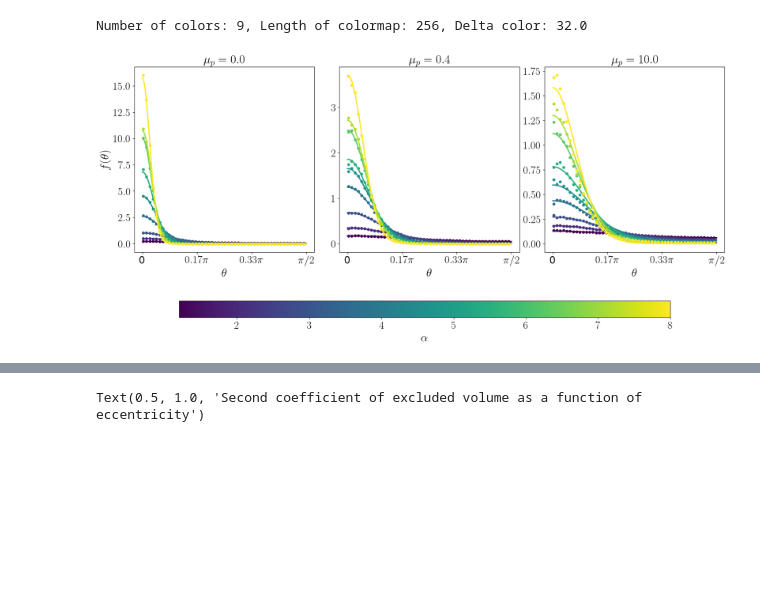
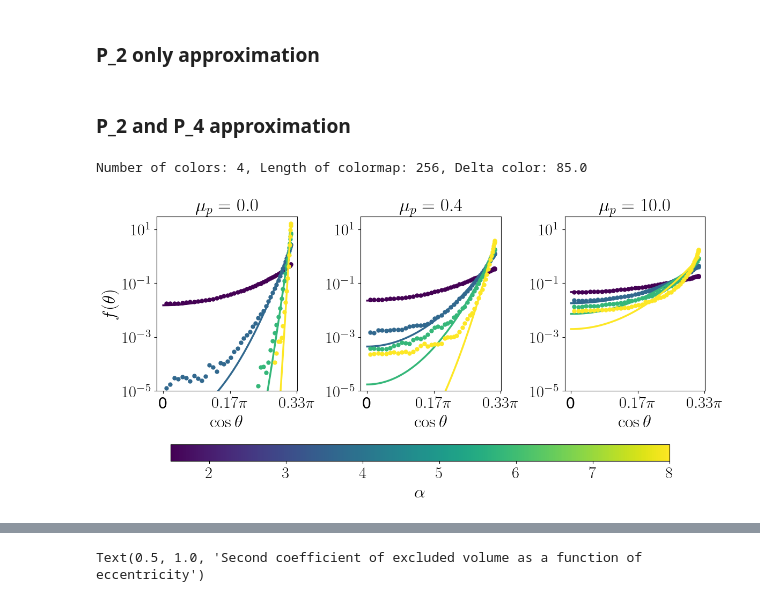
Before and after one commit to JBil8/Data_processing_orientations, a Jupyter notebook: maier_3d.ipynb, the cells around one changed output, grey strips where cells are left out. Cells and saved outputs as stored; diff of their text form; code cells hidden in the pictures; blank space fills up the shorter version.

```diff
--- a/maier_3d.ipynb
+++ b/maier_3d.ipynb
@@ -134,3 +152,5 @@ def pi_formatter(x, pos):
     elif np.isclose(frac, 1): return r"$\pi$"
     elif np.isclose(frac, 0.5): return r"$\pi/2$"
     else: return fr"${frac:.2f}\pi$"
+# %% [markdown]
+### P_2 only approximation
@@ -136,0 +279,2 @@ def pi_formatter(x, pos):
+# %% [markdown]
+### P_2 and P_4 approximation
@@ -137,17 +409,7 @@ def pi_formatter(x, pos):
 # %%
-aspect_ratios = np.array([1.2, 1.5, 2.0, 3.0, 4.0, 5.0, 6.0, 7.0, 8.0])
+aspect_ratios = np.array([1.5, 3.0, 5.0, 8.0])
 
-# aspect_ratios = np.array([3.0, 5.0])
-
-
-directory = "output_data_hertz"
-# cof = 0.0
-# I = 0.1
-# (bin_centers, pdf_data, nematic_parameter, biaxiality, theta_d, U_fitted,
-#   phi, phi_fluctuations, D_r, shear_rate, rsme,
-#     n1_diff, n2_diff, p_yy, p_xy, S2_tensor, S4_tensor,
-#     strains, S2_over_time, times, oacf) = read_pdf_theta(directory, cof, I, aspect_ratios)
-
+directory = "output_data_hertz_polydisperse"
 
 thetas = np.linspace(0, np.pi / 2, 200)
 cmap = plt.cm.viridis
@@ -161,7 +423,7 @@ colors = [cmap(i*int(delta_color)) for i in range(num_colors)]
 I=0.1
 cofs = [0.0, 0.4, 10.0]
 num_cofs = len(cofs)
-fig, axes = plt.subplots(1, num_cofs, figsize=(6 * num_cofs, 6))#, sharey=True)
+fig, axes = plt.subplots(1, num_cofs, figsize=(4 * num_cofs, 4))#, sharey=True)
 
 if num_cofs == 1:
     axes = [axes]
@@ -173,6 +435,10 @@ plt.rc('xtick', labelsize=12)    # fontsize of the tick labels
 plt.rc('ytick', labelsize=12)    # fontsize of the tick labels
 plt.rc('legend', fontsize=14)    # legend fontsize
 plt.rc('figure', titlesize=18)   # fontsize of the figure title
+
+Us_self_consistents = np.zeros((len(cofs), 1, len(aspect_ratios)))
+rmse_self_consistents = np.zeros((len(cofs), 1, len(aspect_ratios)))
+
 for ax, cof in zip(axes, cofs):
     # Read data for the current coefficient of friction
     (bin_centers, pdf_data, nematic_parameter, biaxiality,
@@ -180,42 +446,54 @@ for ax, cof in zip(axes, cofs):
        rmse, n1_diff, n2_diff, p_yy, p_xy, S2_tensor, S4_tensor,
        strains, S2_over_time, times, oacf, tau_r, A_infty,
        omega, screening_jeffrey, error_screening, angle_over_time,
-         theta_bins, omega_bins, std_omega_bins
-       )  = read_pdf_theta(directory, cof, I, aspect_ratios)
+         theta_bins, omega_bins, std_omega_bins, biaxiality_over_time) = read_pdf_theta(directory, cof, I, aspect_ratios)
+
+    U_self_consistent = [find_U_from_S2(s2) for s2 in nematic_parameter]
+    Us_self_consistents[cofs.index(cof), 0, :] = U_self_consistent
+
     for i, ap in enumerate(aspect_ratios):
-        fitted_odf = fit_equilibrium_ODF(thetas, nematic_parameter[i], U_fitted[i])
+
+        fitted_odf = fit_equilibrium_ODF(thetas, nematic_parameter[i], U_self_consistent[i])
+        # fitted_odf = fit_equilibrium_ODF(thetas, nematic_parameter[i], U_fitted[i])
+
+        # Compute RMSE error between measured PDF and fitted ODF
+        d_theta = bin_centers[i, 1] - bin_centers[i, 0]
+        rmse_error = compute_rmse_error(pdf_data[i, :], U_self_consistent[i], nematic_parameter[i], bin_centers[i, :], d_theta)
+        rmse_self_consistents[cofs.index(cof), 0, i] = rmse_error
+
 
         # Plot fitted ODF and PDF data
-        ax.plot(thetas, fitted_odf, label=f'$\\alpha={ap}$', linestyle='-', linewidth=2.5, color=colors[i])
-        ax.plot(bin_centers[i, ::2], pdf_data[i, ::2], 'o', linestyle='', markersize=5, color=colors[i])
+        ax.semilogy(np.cos(thetas), fitted_odf, label=f'$\\alpha={ap}$', linestyle='-', linewidth=2.5, color=colors[i])
+        ax.semilogy(np.cos(bin_centers[i, ::2]), pdf_data[i, ::2], 'o', linestyle='', markersize=5, color=colors[i])
 
-    ax.set_xlabel('$\\theta$', fontsize=24)
+    ax.set_ylim(1e-5, 30)
+    ax.set_xlabel('$\\cos \\theta$', fontsize=24)
     ax.set_title(f'$\\mu_p = {cof}$', fontsize=25)
     ax.xaxis.set_major_locator(ticker.MultipleLocator(np.pi / 6))
     ax.xaxis.set_major_formatter(ticker.FuncFormatter(pi_formatter))
 # ax.legend(fontsize=20, bbox_to_anchor=(1.05, 1.0), loc='upper left', ncol=1)
 
 # Normalize aspect_ratios (alpha values) to [0, 1] range for colormap
 norm = mcolors.Normalize(vmin=min(aspect_ratios), vmax=max(aspect_ratios))
 sm = cm.ScalarMappable(cmap='viridis', norm=norm)  # use your same colormap
 sm.set_array([])  # Needed only for matplotlib < 3.1
 
 # Add colorbar above the subplots
 cbar = plt.colorbar(sm, ax=axes, orientation='horizontal', fraction=0.3,  aspect=30, anchor=(0.5, -2.5))
 cbar.set_label(r'$\alpha$', fontsize=24)
 cbar.ax.tick_params(labelsize=22)
 
 # Set common Y label
 axes[0].set_ylabel('$f(\\theta)$', fontsize=24)
 
 # Make all tick labels larger
 for ax in axes:
     ax.tick_params(axis='both', labelsize=22)
 
 plt.tight_layout()
 # plt.grid(True, which='both', linestyle='--', linewidth=0.5)
-plt.savefig(f"pdf_comparison_Is_{I}.png", dpi=300, bbox_inches='tight')
+plt.savefig(f"pdf_comparison_Is_{I}_cos.png", dpi=300, bbox_inches='tight')
 plt.show()
 # %% [output]
-Number of colors: 9, Length of colormap: 256, Delta color: 32.0
+Number of colors: 4, Length of colormap: 256, Delta color: 85.0
-[figure, old version]
+[figure, new version]
```
Also changed, not shown: parts of 37 cells of this notebook, 3 other files.
